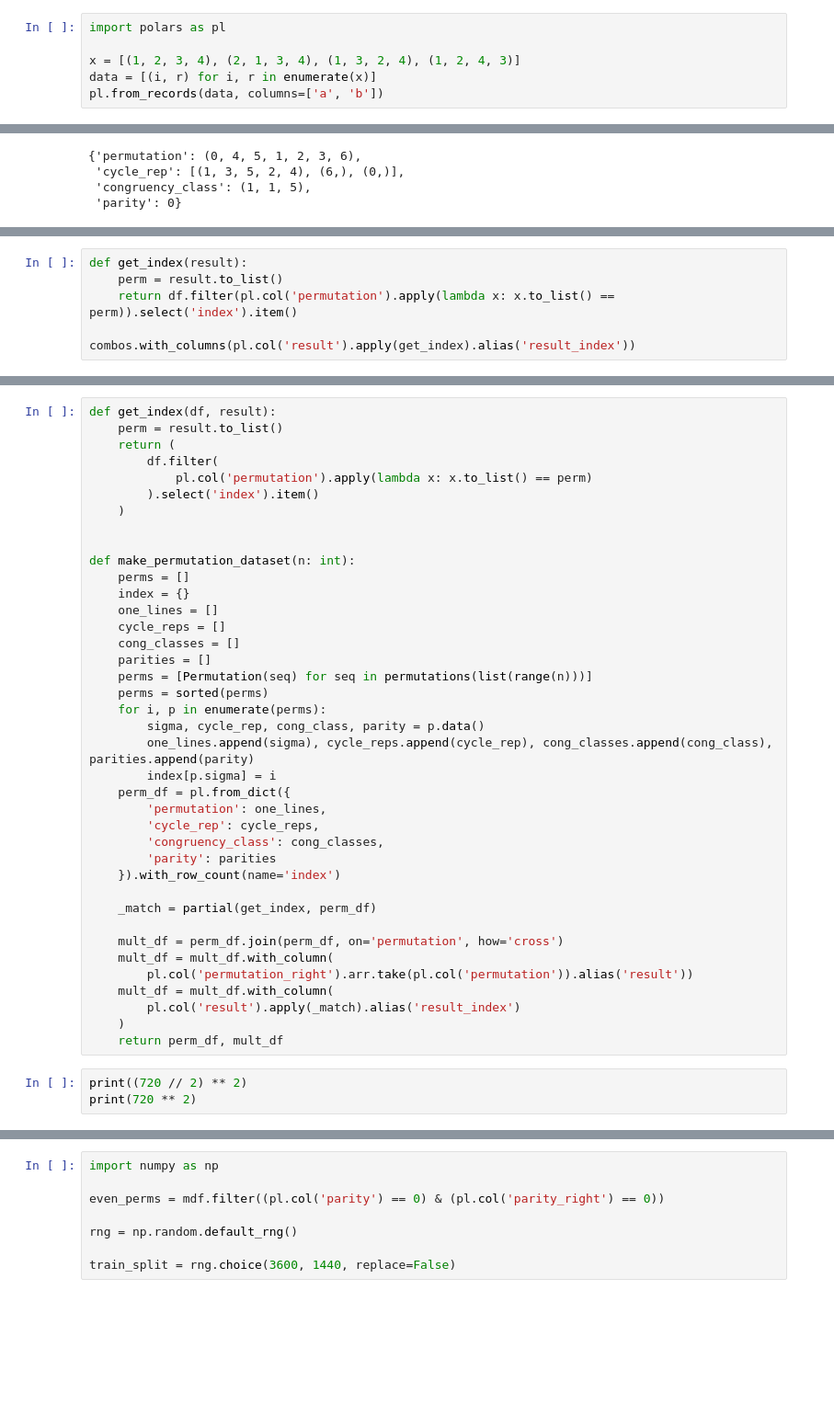
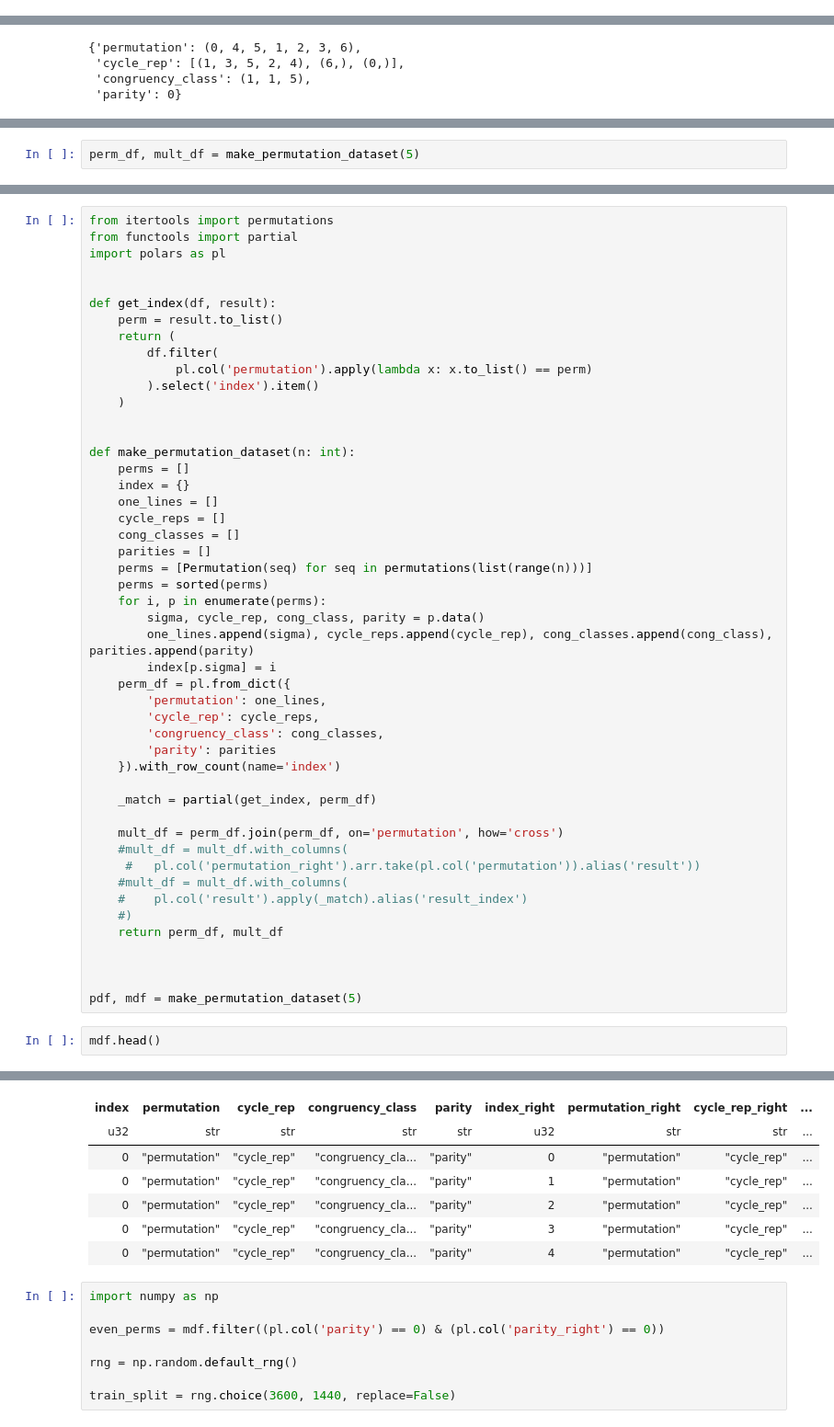
Before and after one commit to dashstander/sn-grok, a Jupyter notebook: mlp_vis.ipynb, the cells around one changed output, grey strips where cells are left out. Shown at 92% size. Saved outputs shown, nothing was run; the diff lists cells and outputs as text; blank space fills up the shorter version.

```diff
--- a/mlp_vis.ipynb
+++ b/mlp_vis.ipynb
@@ -22,9 +22,3 @@ for params in model.parameters():
 total
 # %% [output]
 142456
-# %%
-import polars as pl
-
-x = [(1, 2, 3, 4), (2, 1, 3, 4), (1, 3, 2, 4), (1, 2, 4, 3)]
-data = [(i, r) for i, r in enumerate(x)]
-pl.from_records(data, columns=['a', 'b'])
@@ -216,7 +34,3 @@ combos['result'][54].to_list()
 # %%
-def get_index(result):
-    perm = result.to_list()
-    return df.filter(pl.col('permutation').apply(lambda x: x.to_list() == perm)).select('index').item()
-
-combos.with_columns(pl.col('result').apply(get_index).alias('result_index'))
+perm_df, mult_df = make_permutation_dataset(5)
 # %% [output]
@@ -242,4 +38,9 @@ shape: (14400, 12)
 # %%
+from itertools import permutations
+from functools import partial
+import polars as pl
+
+
 def get_index(df, result):
     perm = result.to_list()
     return (
@@ -272,13 +73,16 @@ def make_permutation_dataset(n: int):
     _match = partial(get_index, perm_df)
 
     mult_df = perm_df.join(perm_df, on='permutation', how='cross')
-    mult_df = mult_df.with_column(
-        pl.col('permutation_right').arr.take(pl.col('permutation')).alias('result'))
-    mult_df = mult_df.with_column(
-        pl.col('result').apply(_match).alias('result_index')
-    )
+    #mult_df = mult_df.with_columns(
+     #   pl.col('permutation_right').arr.take(pl.col('permutation')).alias('result'))
+    #mult_df = mult_df.with_columns(
+    #    pl.col('result').apply(_match).alias('result_index')
+    #)
     return perm_df, mult_df
+
+
+
+pdf, mdf = make_permutation_dataset(5)
 # %%
-print((720 // 2) ** 2)
-print(720 ** 2)
+mdf.head()
 # %% [output]
@@ -287,3 +90,10 @@ print(720 ** 2)
+| index | permutation | cycle_rep | congruency_class | parity | index_right | permutation_right | cycle_rep_right | ... |
+| u32 | str | str | str | str | u32 | str | str | ... |
+| 0 | "permutation" | "cycle_rep" | "congruency_cla... | "parity" | 0 | "permutation" | "cycle_rep" | ... |
+| 0 | "permutation" | "cycle_rep" | "congruency_cla... | "parity" | 1 | "permutation" | "cycle_rep" | ... |
+| 0 | "permutation" | "cycle_rep" | "congruency_cla... | "parity" | 2 | "permutation" | "cycle_rep" | ... |
+| 0 | "permutation" | "cycle_rep" | "congruency_cla... | "parity" | 3 | "permutation" | "cycle_rep" | ... |
+| 0 | "permutation" | "cycle_rep" | "congruency_cla... | "parity" | 4 | "permutation" | "cycle_rep" | ... |
 # %%
 import numpy as np
 
```
Also changed, not shown: parts of 9 cells of this notebook, 1 other file.
